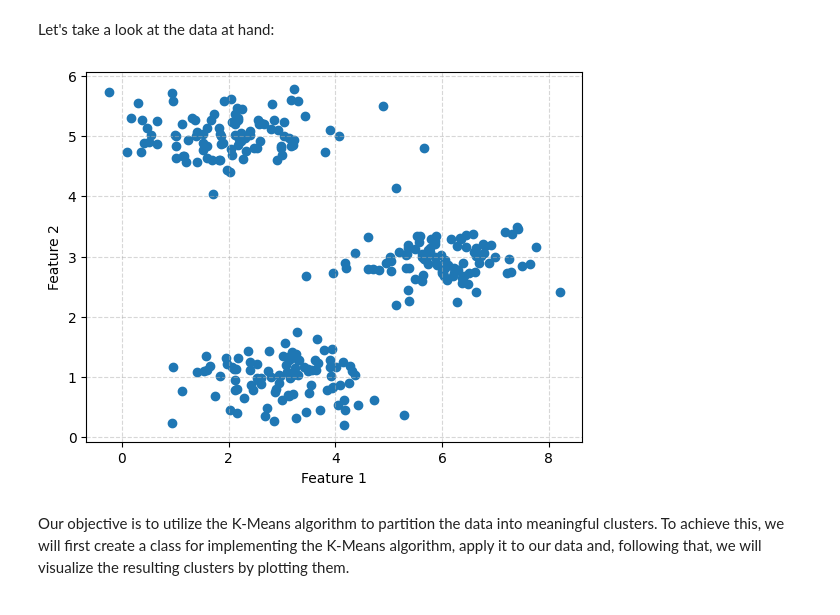
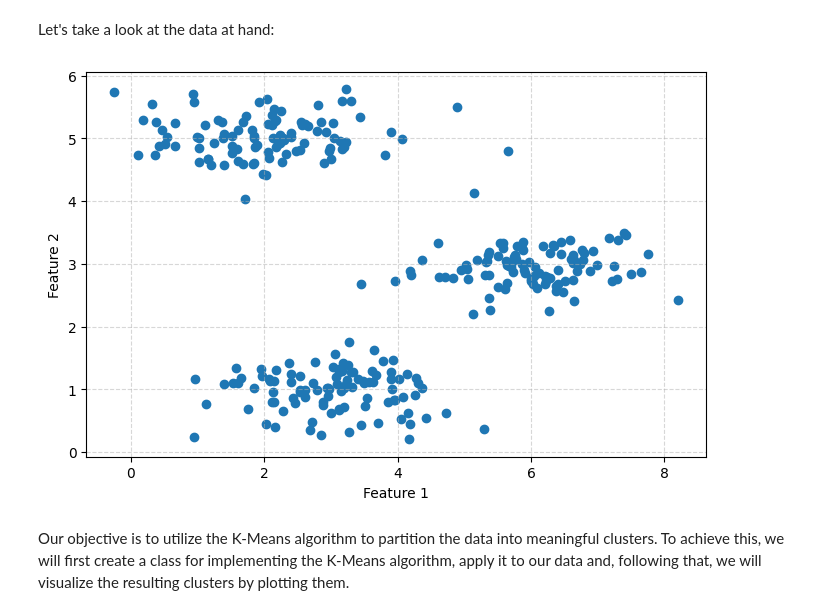
Before and after one commit to Igor-Kuts/Projects, a Jupyter notebook: Machine Learning/Projects/kmeans_clustering.ipynb, the cells around one changed output. Saved outputs shown, nothing was run; the diff lists cells and outputs as text; code cells hidden in the pictures.

```diff
--- a/Machine Learning/Projects/kmeans_clustering.ipynb
+++ b/Machine Learning/Projects/kmeans_clustering.ipynb
@@ -86,13 +86,14 @@ data = np.array([[1.84207953, 4.6075716], [5.65858312, 4.79996405], [6.35257892,
 # %% [markdown]
 Let's take a look at the data at hand:
 # %%
-plt.scatter(data[:,0], data[:,1]);
+plt.figure(figsize=(8,5))
+plt.scatter(data[:,0], data[:,1])
 plt.grid(True, ls='dashed', alpha=0.5)
 plt.xlabel('Feature 1')
 plt.ylabel('Feature 2')
-plt.show()
+plt.show();
 # %% [output]
-[figure, old version]
+[figure, new version]
 # %% [markdown]
 Our objective is to utilize the K-Means algorithm to partition the data into meaningful clusters. To achieve this, we will first create a class for implementing the K-Means algorithm, apply it to our data and, following that, we will visualize the resulting clusters by plotting them.
 # %%
```
Also changed, not shown: parts of 2 cells of this notebook.
